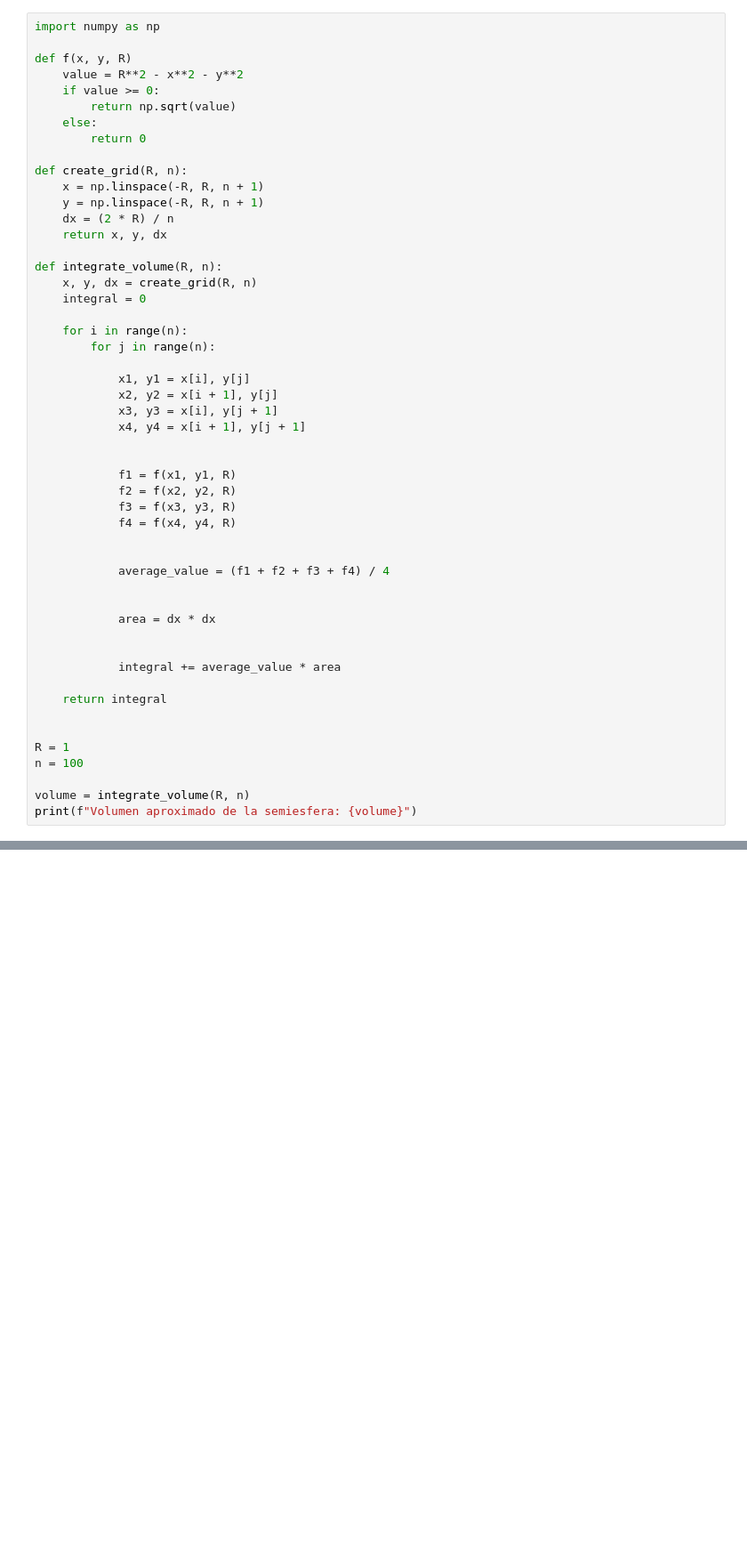
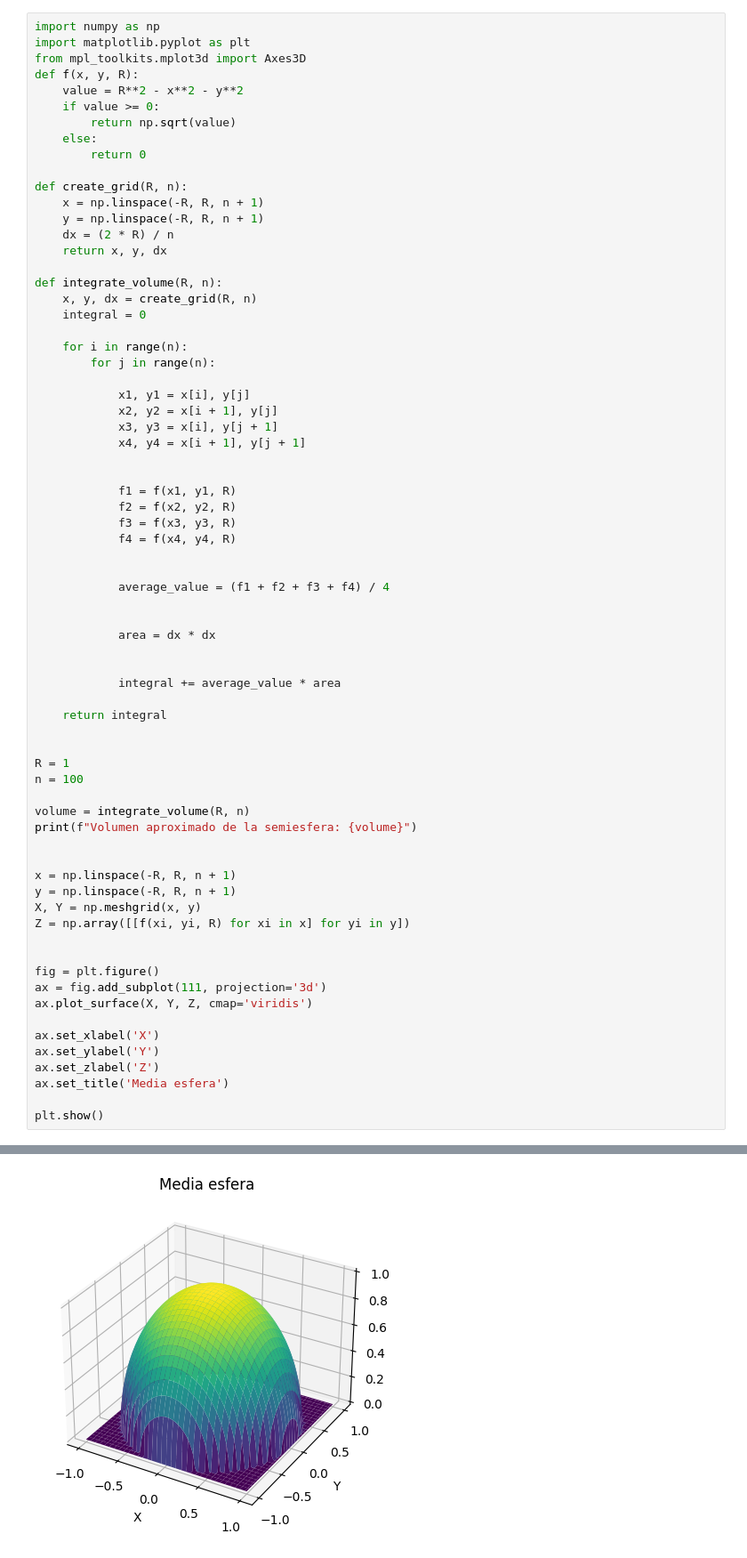
Before and after one commit to Jacofeldman/Metodos1_JacoboFeldman, a Jupyter notebook: Tarea3/Integral_7.ipynb, the cells around one changed output, grey strips where cells are left out. Shown at 89% size. Saved outputs shown, nothing was run; the diff lists cells and outputs as text; blank space fills up the shorter version.

```diff
--- a/Tarea3/Integral_7.ipynb
+++ b/Tarea3/Integral_7.ipynb
@@ -2,8 +2,9 @@
 <a href="https://colab.research.google.com/github/Jacofeldman/Metodos1_JacoboFeldman/blob/main/Tarea3/Integral_7.ipynb" target="_parent"><img src="https://colab.research.google.com/assets/colab-badge.svg" alt="Open In Colab"/></a>
 # %%
 import numpy as np
-
-def f(x, y, R)
+import matplotlib.pyplot as plt
+from mpl_toolkits.mplot3d import Axes3D
+def f(x, y, R):
     value = R**2 - x**2 - y**2
     if value >= 0:
         return np.sqrt(value)
@@ -26,30 +27,49 @@ def integrate_volume(R, n):
             x1, y1 = x[i], y[j]
             x2, y2 = x[i + 1], y[j]
             x3, y3 = x[i], y[j + 1]
             x4, y4 = x[i + 1], y[j + 1]
 
 
             f1 = f(x1, y1, R)
             f2 = f(x2, y2, R)
             f3 = f(x3, y3, R)
             f4 = f(x4, y4, R)
 
 
             average_value = (f1 + f2 + f3 + f4) / 4
 
 
             area = dx * dx
 
 
             integral += average_value * area
 
     return integral
 
 
 R = 1
 n = 100
 
 volume = integrate_volume(R, n)
 print(f"Volumen aproximado de la semiesfera: {volume}")
+
+
+x = np.linspace(-R, R, n + 1)
+y = np.linspace(-R, R, n + 1)
+X, Y = np.meshgrid(x, y)
+Z = np.array([[f(xi, yi, R) for xi in x] for yi in y])
+
+
+fig = plt.figure()
+ax = fig.add_subplot(111, projection='3d')
+ax.plot_surface(X, Y, Z, cmap='viridis')
+
+ax.set_xlabel('X')
+ax.set_ylabel('Y')
+ax.set_zlabel('Z')
+ax.set_title('Media esfera')
+
+plt.show()
 # %% [output]
 Volumen aproximado de la semiesfera: 2.0938469983337344
+[figure, added]
```
